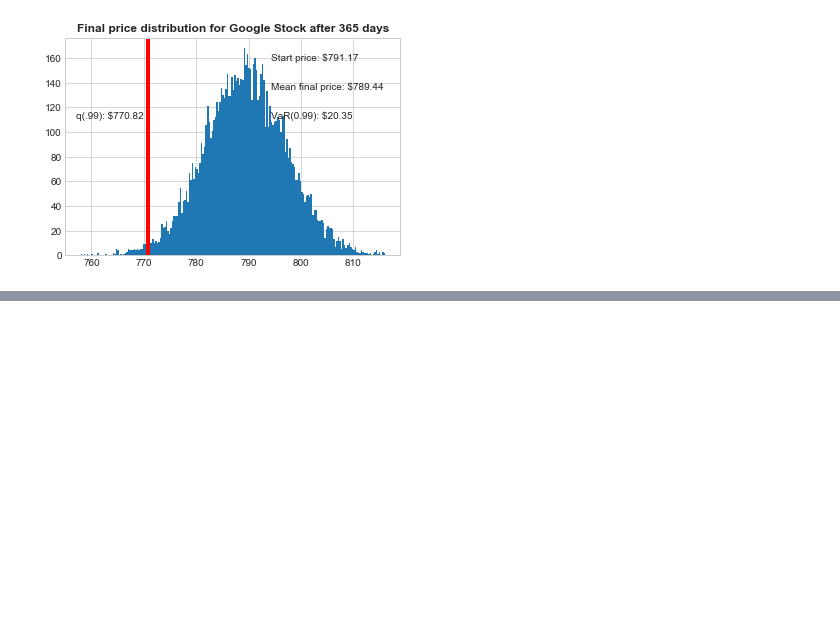
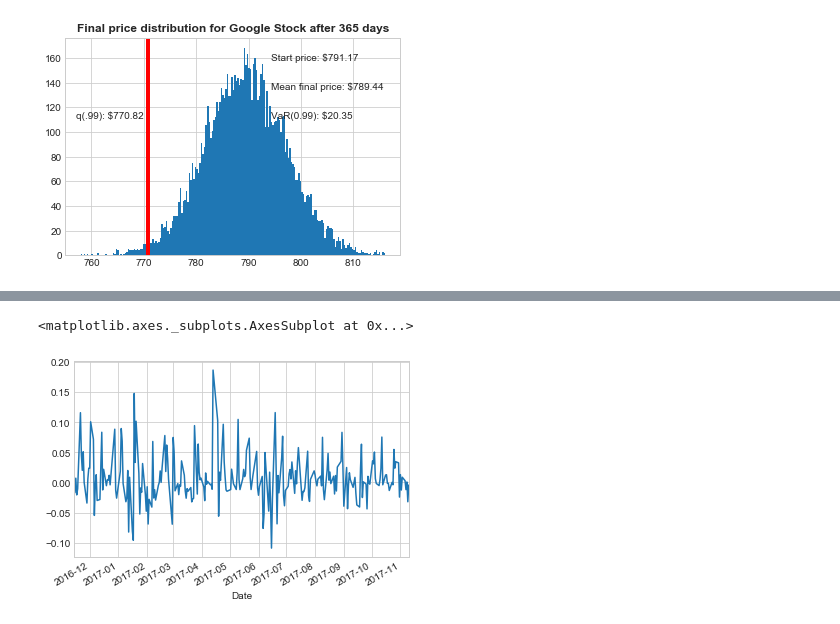
Before and after one commit to anan44/stock_market_analysis, a Jupyter notebook: Stock Market Analysis.ipynb, the cells around one changed output, grey strips where cells are left out. Drawn from its saved outputs; the diff is of its cells as text; code cells hidden in the pictures; blank space fills up the shorter version.

```diff
--- a/Stock Market Analysis.ipynb
+++ b/Stock Market Analysis.ipynb
@@ -289,0 +323,7 @@ Text(0.5,1,'Final price distribution for Google Stock after 365 days')
+# %%
+bp["Daily Return"] = bp["Close"].pct_change()
+# %%
+bp["Daily Return"].plot()
+# %% [output]
+<matplotlib.axes._subplots.AxesSubplot at 0x...>
+[figure, added]
```
Also changed, not shown: parts of 12 cells of this notebook.
